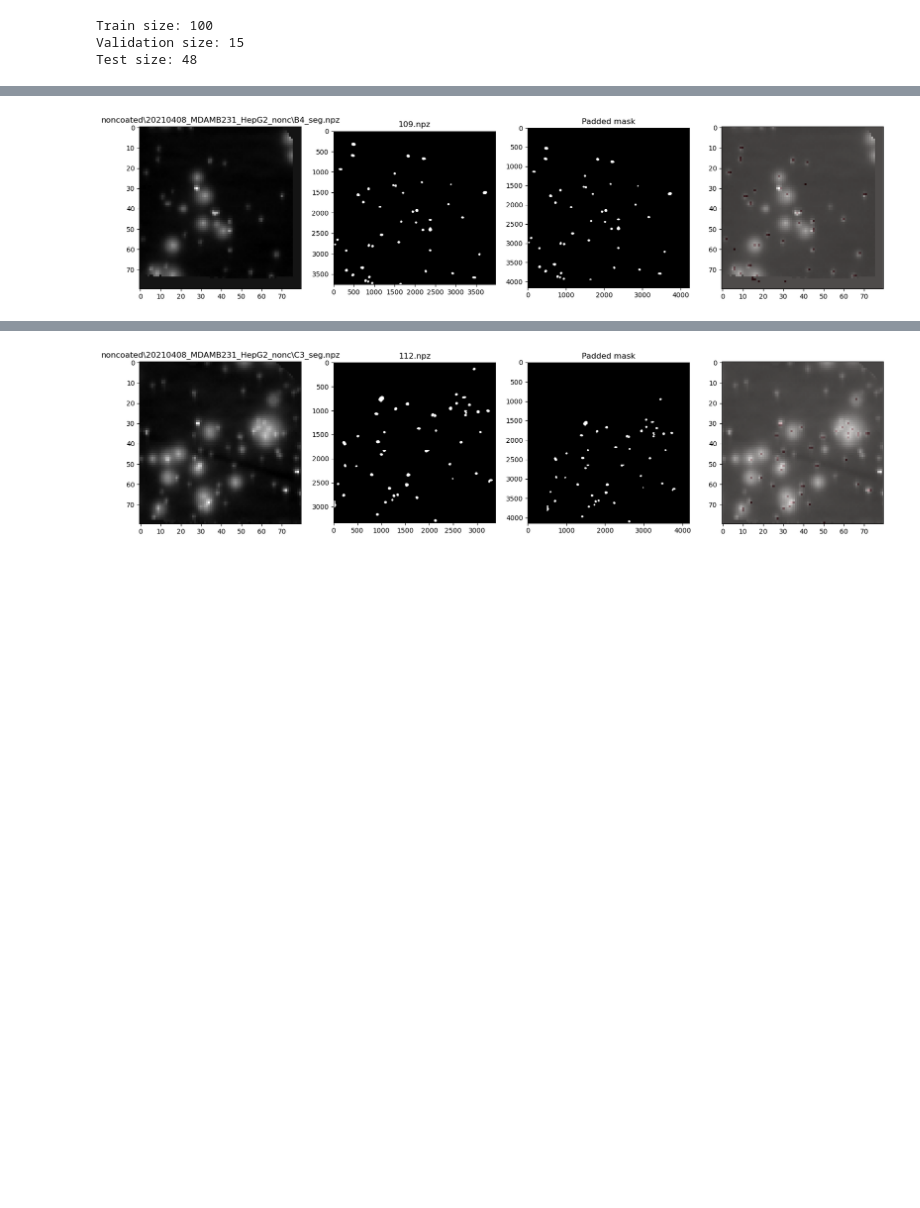
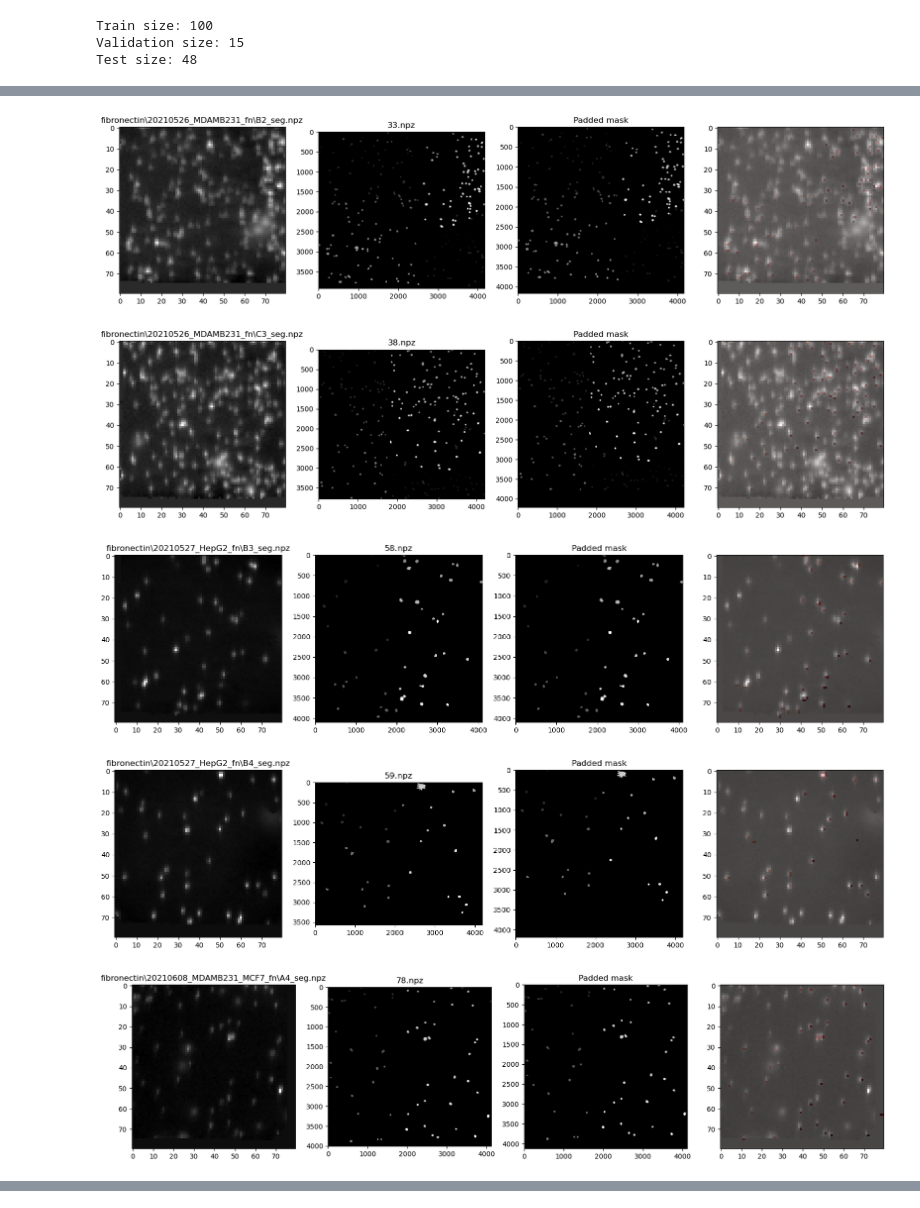
Before and after one commit to wittmajerd/U-Net-and-SRU-Net-segmentation, a Jupyter notebook: mask_fixing.ipynb, the cells around one changed output, grey strips where cells are left out. Drawn from its saved outputs; the diff is of its cells as text; code cells hidden in the pictures; blank space fills up the shorter version.

Commit message:
saved fixed masks with new centers

```diff
--- a/mask_fixing.ipynb
+++ b/mask_fixing.ipynb
@@ -121,16 +189,14 @@ plot_alignment(bio[-1], mask, padded_mask, name, hard_padding_fix[1])
 # %%
-data = np.load(data_path + hard_padding_fix[2])
+data = np.load(data_path + hard_padding_fix[4])
 
 bio = data['biosensor'].astype(np.float32)
 name = data['old_filename']
-mask = torch.from_numpy(data['mask'].astype(bool))
+mask = torch.from_numpy(data['mask'].astype(np.uint8))
 
-X = mask.shape[0]
-Y = mask.shape[1]
-
-padding = (0, 150, 500, 0)
-
+padding = (500, 300, 800, 0)
 padded_mask = torch.nn.functional.pad(mask, padding, mode='constant', value=0)
 
-plot_alignment(bio[-1], mask, padded_mask, name, hard_padding_fix[2])
+plot_alignment(bio[-1], mask, padded_mask, name, hard_padding_fix[4])
+
+# save_padded_mask(data_path, hard_padding_fix[4], padded_mask, data)
 # %% [output]
@@ -137,0 +204,12 @@ plot_alignment(bio[-1], mask, padded_mask, name, hard_padding_fix[2])
+# %%
+for file in top_padding_fix:
+    # these ones need special padding to align the mask with the biosensor
+    data = np.load(data_path + file)
+
+    bio = data['biosensor'].astype(np.float32)
+    name = data['old_filename']
+    mask = torch.from_numpy(data['mask'].astype(np.uint8))
+
+    plot_alignment(bio[-1], mask, top_padding(mask), name, file)
+
+    # save_padded_mask(data_path, file, top_padding(mask), data)
@@ -138,17 +222,17 @@ plot_alignment(bio[-1], mask, padded_mask, name, hard_padding_fix[2])
 # %%
-data = np.load(data_path + hard_padding_fix[3])
+for file in basic_padding_fix:
+    data = np.load(data_path + file)
 
-bio = data['biosensor'].astype(np.float32)
-name = data['old_filename']
-mask = torch.from_numpy(data['mask'].astype(bool))
+    bio = data['biosensor'].astype(np.float32)
+    name = data['old_filename']
+    mask = torch.from_numpy(data['mask'].astype(np.uint8))
 
-X = mask.shape[0]
-Y = mask.shape[1]
+    plot_alignment(bio[-1], mask, basic_mask_padding(mask), name, file)
 
-padding = (0, 250, 200, 200)
-
-padded_mask = torch.nn.functional.pad(mask, padding, mode='constant', value=0)
-
-plot_alignment(bio[-1], mask, padded_mask, name, hard_padding_fix[3])
+    # save_padded_mask(data_path, file, basic_mask_padding(mask), data)
 # %% [output]
-[figure, old version]
+[figure, new version]
+[figure, added]
+[figure, added]
+[figure, added]
+[figure, added]
@@ -155,17 +241,0 @@ plot_alignment(bio[-1], mask, padded_mask, name, hard_padding_fix[3])
-# %%
-data = np.load(data_path + hard_padding_fix[4])
-
-bio = data['biosensor'].astype(np.float32)
-name = data['old_filename']
-mask = torch.from_numpy(data['mask'].astype(bool))
-
-X = mask.shape[0]
-Y = mask.shape[1]
-
-padding = (500, 300, 800, 0)
-
-padded_mask = torch.nn.functional.pad(mask, padding, mode='constant', value=0)
-
-plot_alignment(bio[-1], mask, padded_mask, name, hard_padding_fix[4])
-# %% [output]
-[figure, removed]
```
Also changed, not shown: parts of 14 cells of this notebook, 3 other files.
